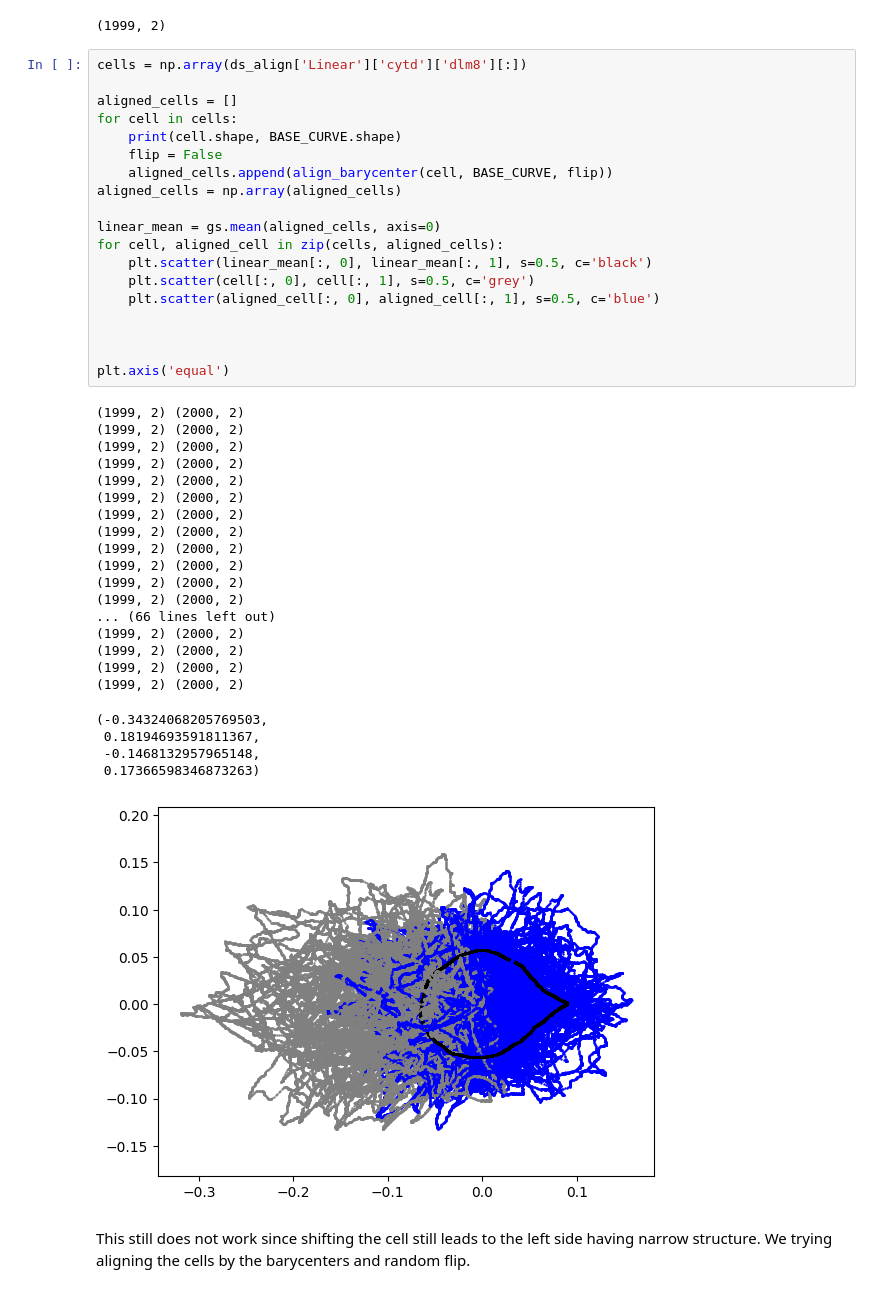
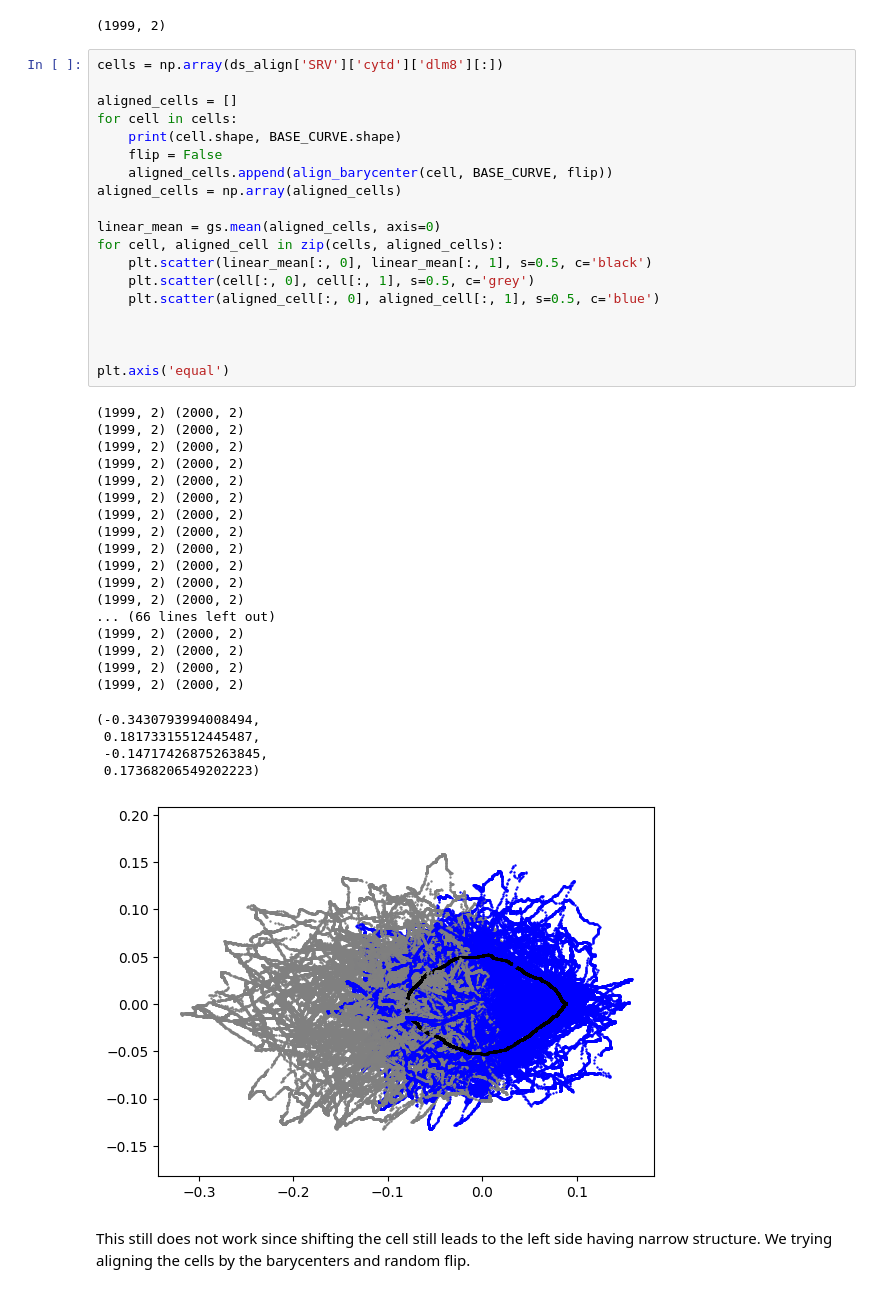
Before and after one commit to wxli0/dyn, a Jupyter notebook: dyn/notebooks/examine_alignment_osteosarcoma.ipynb, the cells around one changed output. Saved outputs shown, nothing was run; the diff lists cells and outputs as text.

```diff
--- a/dyn/notebooks/examine_alignment_osteosarcoma.ipynb
+++ b/dyn/notebooks/examine_alignment_osteosarcoma.ipynb
@@ -456,7 +456,7 @@ ds_align['SRV']['cytd']['dunn'][0].shape
 # %% [output]
 (1999, 2)
 # %%
-cells = np.array(ds_align['Linear']['cytd']['dlm8'][:])
+cells = np.array(ds_align['SRV']['cytd']['dlm8'][:])
 
 aligned_cells = []
 for cell in cells:
@@ -465,38 +465,38 @@ for cell in cells:
     aligned_cells.append(align_barycenter(cell, BASE_CURVE, flip))
 aligned_cells = np.array(aligned_cells)
 
 linear_mean = gs.mean(aligned_cells, axis=0)
 for cell, aligned_cell in zip(cells, aligned_cells):
     plt.scatter(linear_mean[:, 0], linear_mean[:, 1], s=0.5, c='black')
     plt.scatter(cell[:, 0], cell[:, 1], s=0.5, c='grey')
     plt.scatter(aligned_cell[:, 0], aligned_cell[:, 1], s=0.5, c='blue')
 
 
 
 plt.axis('equal')
 # %% [output]
 (1999, 2) (2000, 2)
 (1999, 2) (2000, 2)
 (1999, 2) (2000, 2)
 (1999, 2) (2000, 2)
 (1999, 2) (2000, 2)
 (1999, 2) (2000, 2)
 (1999, 2) (2000, 2)
 (1999, 2) (2000, 2)
 (1999, 2) (2000, 2)
 (1999, 2) (2000, 2)
 (1999, 2) (2000, 2)
 (1999, 2) (2000, 2)
 ... (66 lines left out)
 (1999, 2) (2000, 2)
 (1999, 2) (2000, 2)
 (1999, 2) (2000, 2)
 (1999, 2) (2000, 2)
-(-0.34324068205769503,
- 0.18194693591811367,
- -0.1468132957965148,
- 0.17366598346873263)
+(-0.3430793994008494,
+ 0.18173315512445487,
+ -0.14717426875263845,
+ 0.17368206549202223)
-[figure, old version]
+[figure, new version]
 # %% [markdown]
 This still does not work since shifting the cell still leads to the left side having narrow structure. We trying aligning the cells by the barycenters and random flip.
 # %%
```
Also changed, not shown: parts of 1 cell of this notebook, 5 other files.
